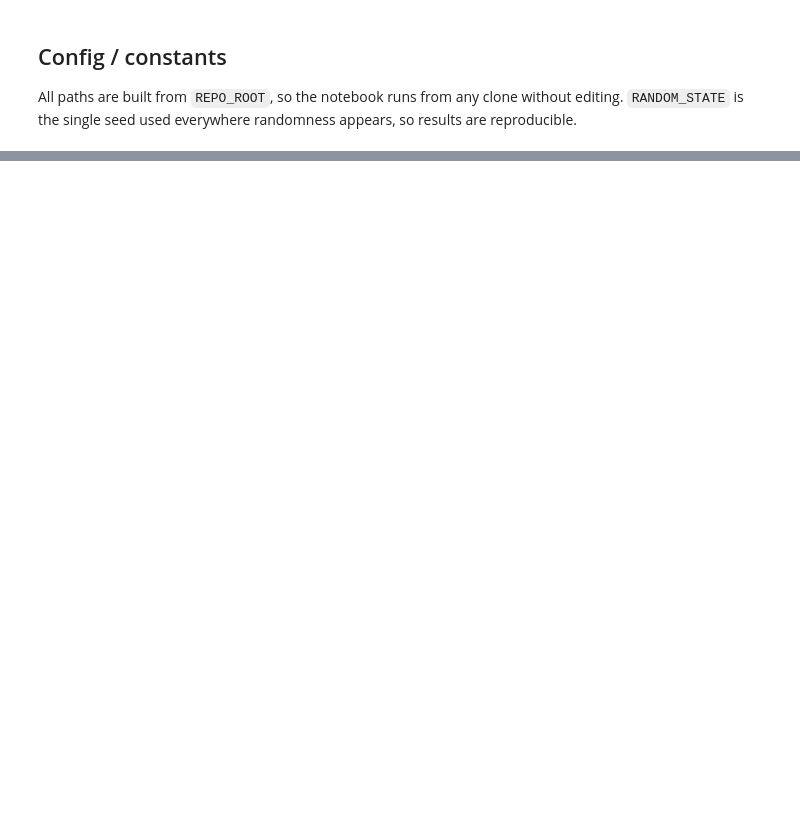
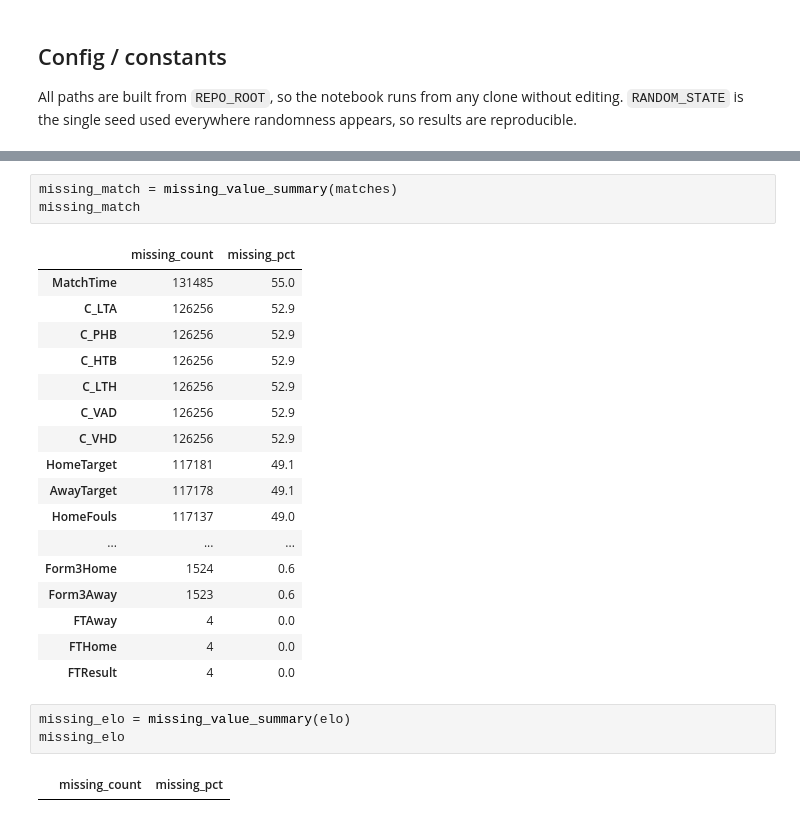
Before and after one commit to idoberk/laliga-match-prediction, a Jupyter notebook: notebooks/laliga_match_prediction.ipynb, the cells around one changed output, grey strips where cells are left out. Saved outputs shown, nothing was run; the diff lists cells and outputs as text; blank space fills up the shorter version.

```diff
--- a/notebooks/laliga_match_prediction.ipynb
+++ b/notebooks/laliga_match_prediction.ipynb
@@ -57,0 +111,26 @@ RANDOM_STATE = 42
+# %%
+missing_match = missing_value_summary(matches)
+missing_match
+# %% [output]
+|  | missing_count | missing_pct |
+| MatchTime | 131485 | 55.0 |
+| C_LTA | 126256 | 52.9 |
+| C_PHB | 126256 | 52.9 |
+| C_HTB | 126256 | 52.9 |
+| C_LTH | 126256 | 52.9 |
+| C_VAD | 126256 | 52.9 |
+| C_VHD | 126256 | 52.9 |
+| HomeTarget | 117181 | 49.1 |
+| AwayTarget | 117178 | 49.1 |
+| HomeFouls | 117137 | 49.0 |
+| ... | ... | ... |
+| Form3Home | 1524 | 0.6 |
+| Form3Away | 1523 | 0.6 |
+| FTAway | 4 | 0.0 |
+| FTHome | 4 | 0.0 |
+| FTResult | 4 | 0.0 |
+# %%
+missing_elo = missing_value_summary(elo)
+missing_elo
+# %% [output]
+|  | missing_count | missing_pct |
```
Also changed, not shown: parts of 23 cells of this notebook, 1 other file.
